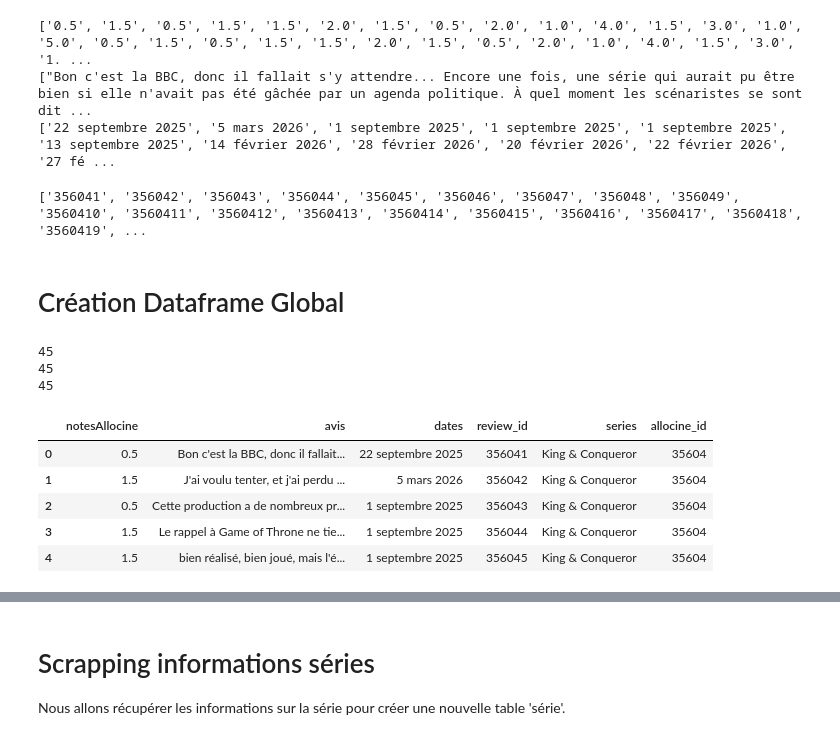
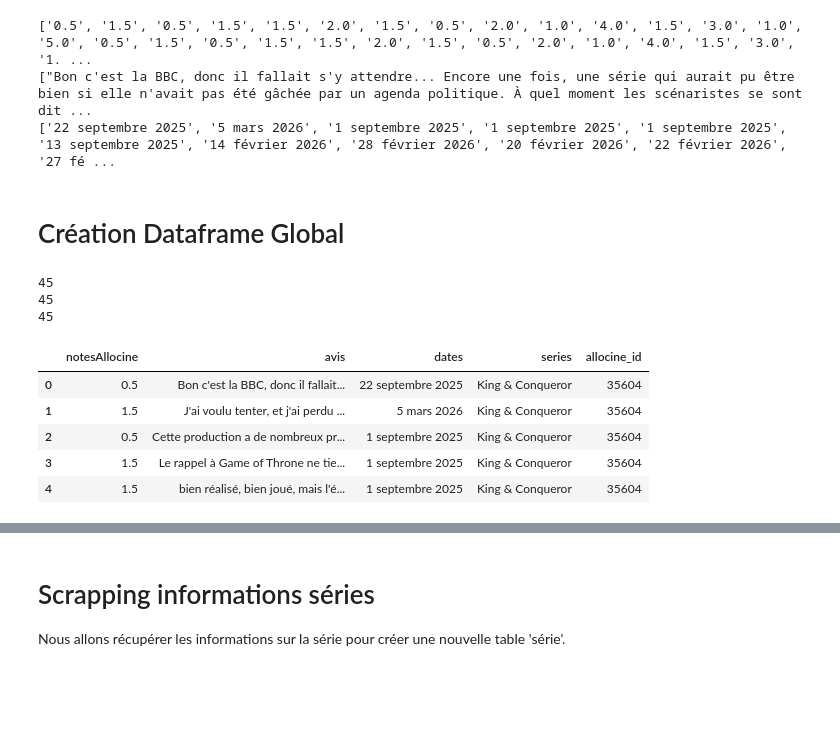
Before and after one commit to clemfouchier/webscrapping-series, a Jupyter notebook: scrapping_allocine.ipynb, the cells around one changed output, grey strips where cells are left out. Saved outputs shown, nothing was run; the diff lists cells and outputs as text; code cells hidden in the pictures; blank space fills up the shorter version.

```diff
--- a/scrapping_allocine.ipynb
+++ b/scrapping_allocine.ipynb
@@ -216,11 +217,3 @@ print(dateAllocine)
 # Création series_id (je reprends le code que l'on retrouve dans l'URL)
 find_series_id = re.compile(r'\d+')
 allocine_id = find_series_id.findall(url)[0]
-
-# Création de la liste reviews_id
-reviews_id = []
-for i, note in enumerate(notesAllocine):
-    review_id = str(allocine_id) + str(i+1)
-    reviews_id.append(review_id)
-
-print(reviews_id)
@@ -333,41 +322,31 @@ print(dateAllocine)
 # Création series_id (je reprends le code en 5 chiffres que l'on retrouve dans l'URL)
 find_series_id = re.compile(r'\d+')
 allocine_id = find_series_id.findall(url)[0]
-
-# Création de la liste reviews_id
-reviews_id = []
-for i, note in enumerate(notesAllocine):
-    review_id = str(allocine_id) + str(i+1)
-    reviews_id.append(review_id)
-
-print(reviews_id)
-# %% [output]
-['356041', '356042', '356043', '356044', '356045', '356046', '356047', '356048', '356049', '3560410', '3560411', '3560412', '3560413', '3560414', '3560415', '3560416', '3560417', '3560418', '3560419', ...
 # %% [markdown]
 # Création Dataframe Global
 # %%
 # Vérification nombre de lignes par liste
 print(len(notesAllocine))
 print(len(avisAllocine))
 print(len(dateAllocine))
 
-columns = ['notesAllocine', 'avis', 'dates', 'review_id']
+columns = ['notesAllocine', 'avis', 'dates']
 
-df_king = pd.DataFrame(list(zip(notesAllocine, avisAllocine, dateAllocine, reviews_id)),
+df_king = pd.DataFrame(list(zip(notesAllocine, avisAllocine, dateAllocine)),
                         columns = columns)
 df_king["series"] = "King & Conqueror"
 df_king["allocine_id"] = allocine_id
 df_king.head()
 # %% [output]
 45
 45
 45
-|  | notesAllocine | avis | dates | review_id | series | allocine_id |
-| 0 | 0.5 | Bon c'est la BBC, donc il fallait... | 22 septembre 2025 | 356041 | King & Conqueror | 35604 |
-| 1 | 1.5 | J'ai voulu tenter, et j'ai perdu ... | 5 mars 2026 | 356042 | King & Conqueror | 35604 |
-| 2 | 0.5 | Cette production a de nombreux pr... | 1 septembre 2025 | 356043 | King & Conqueror | 35604 |
-| 3 | 1.5 | Le rappel à Game of Throne ne tie... | 1 septembre 2025 | 356044 | King & Conqueror | 35604 |
-| 4 | 1.5 | bien réalisé, bien joué, mais l'é... | 1 septembre 2025 | 356045 | King & Conqueror | 35604 |
+|  | notesAllocine | avis | dates | series | allocine_id |
+| 0 | 0.5 | Bon c'est la BBC, donc il fallait... | 22 septembre 2025 | King & Conqueror | 35604 |
+| 1 | 1.5 | J'ai voulu tenter, et j'ai perdu ... | 5 mars 2026 | King & Conqueror | 35604 |
+| 2 | 0.5 | Cette production a de nombreux pr... | 1 septembre 2025 | King & Conqueror | 35604 |
+| 3 | 1.5 | Le rappel à Game of Throne ne tie... | 1 septembre 2025 | King & Conqueror | 35604 |
+| 4 | 1.5 | bien réalisé, bien joué, mais l'é... | 1 septembre 2025 | King & Conqueror | 35604 |
 # %%
 # Concaténation et conversion des colonnes
 df_allocine = pd.concat([df_knight, df_king], ignore_index=True)
```
Also changed, not shown: parts of 10 cells of this notebook, 3 other files.
